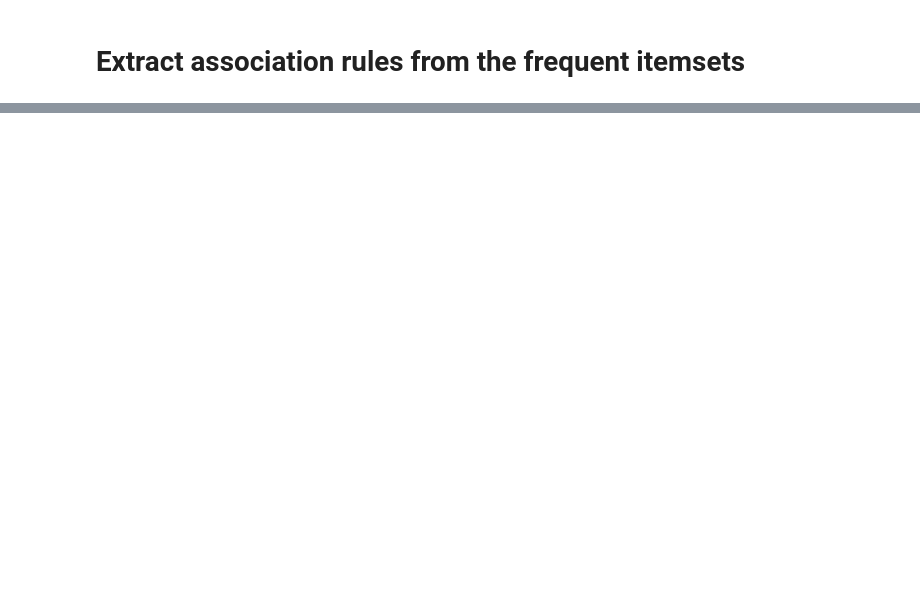
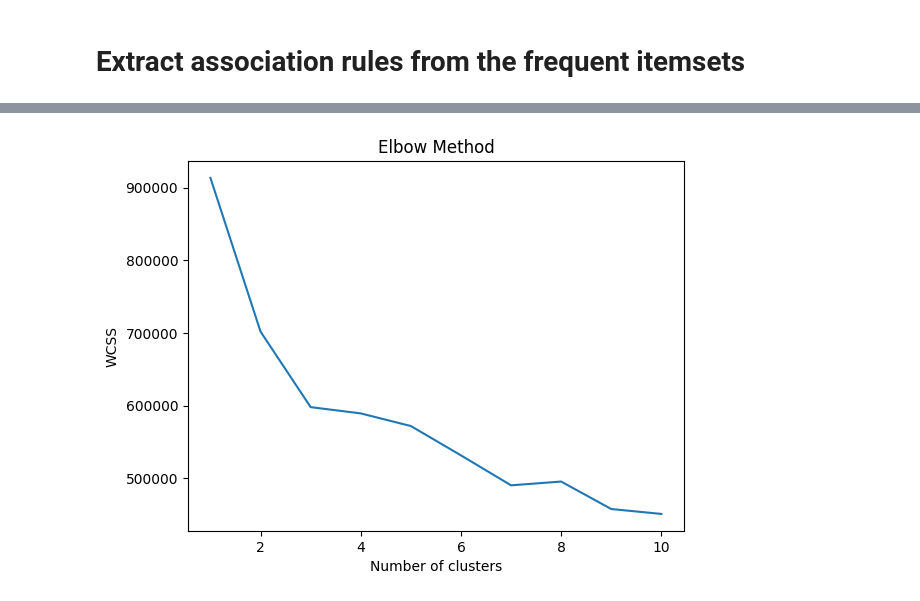
Before and after one commit to soroushfathi/DataScience_FinalProjcet, a Jupyter notebook: extract_frequent_pattern.ipynb, the cells around one changed output, grey strips where cells are left out. Saved outputs shown, nothing was run; the diff lists cells and outputs as text; code cells hidden in the pictures; blank space fills up the shorter version.

```diff
--- a/extract_frequent_pattern.ipynb
+++ b/extract_frequent_pattern.ipynb
@@ -111,0 +167,10 @@ Association Rules:
+# %%
+# 2. Preprocess the data (example steps, adjust according to your dataset)
+# Assuming numerical data for simplicity; adjust preprocessing as needed
+from sklearn.discriminant_analysis import StandardScaler
+from sklearn.impute import SimpleImputer
+
+df = pd.read_csv('cleaned_dataset.csv')
+for col in df.columns:
+    if df[col].dtype != "float64":
+        df.drop(col, axis=1, inplace=True)
@@ -111,0 +197,9 @@ Association Rules:
+# %%
+# Plotting the results onto a line graph to observe the 'elbow'
+plt.plot(range(1, 11), wcss)
+plt.title('Elbow Method')
+plt.xlabel('Number of clusters')
+plt.ylabel('WCSS')  # Within cluster sum of squares
+plt.show()
+# %% [output]
+[figure, added]
```
Also changed, not shown: parts of 17 cells of this notebook, 2 other files.
